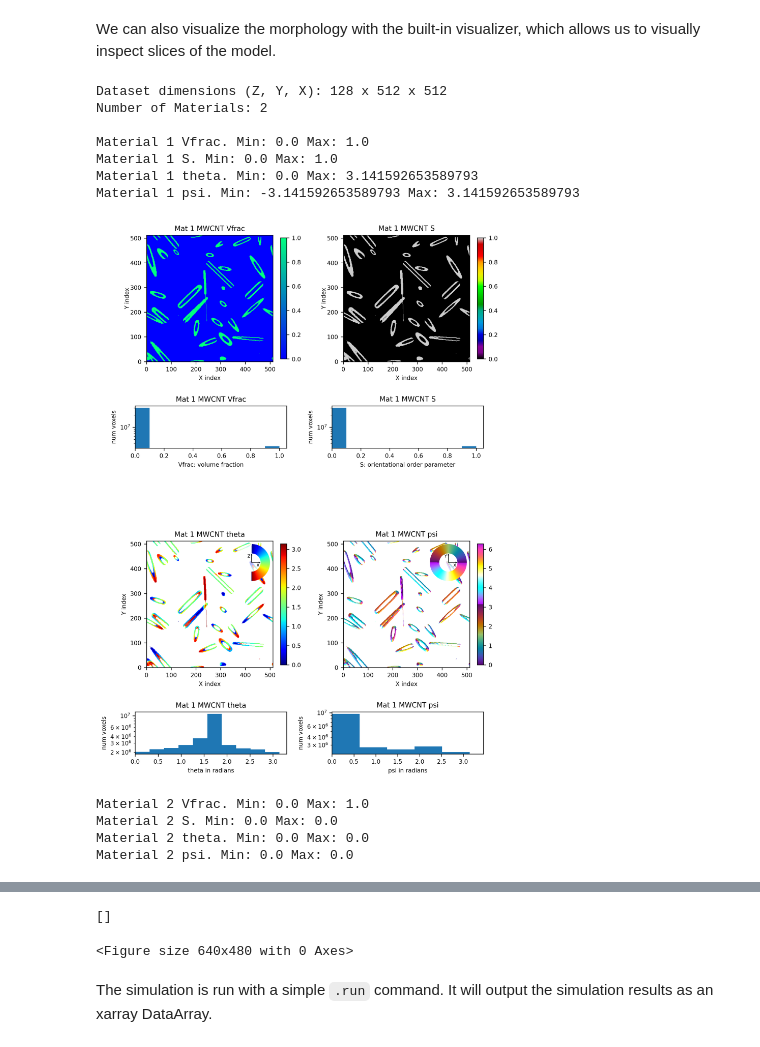
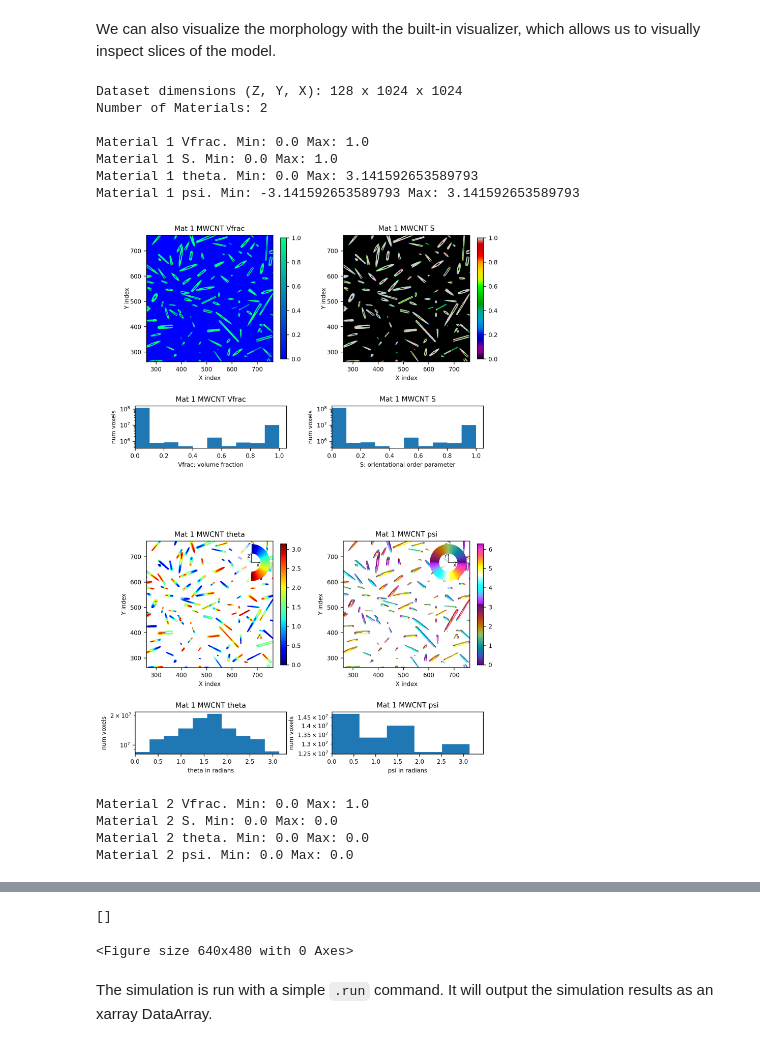
Before and after one commit to usnistgov/NRSS, a Jupyter notebook: src/NRSS_tutorials/MWCNTs/nb3_nrss.ipynb, the cells around one changed output, grey strips where cells are left out. Drawn from its saved outputs; the diff is of its cells as text; code cells hidden in the pictures.

```diff
--- a/src/NRSS_tutorials/MWCNTs/nb3_nrss.ipynb
+++ b/src/NRSS_tutorials/MWCNTs/nb3_nrss.ipynb
@@ -86,9 +88,9 @@ plt.show()
 # %% [markdown]
 `create_random_CNT` is called within `create_all_CNT` for each trial insertion of a new MWCNT. Here we attempt to insert 1000 CNTs into the box.
 # %%
-BoxXY = 512
-BoxZ = 128
-num_trials = 1000
+BoxXY = 2048
+BoxZ = 256
+num_trials = 20000
 radius_mu = 2.32
 radius_sigma = 0.275
 theta_mu = np.pi/2
@@ -151,3 +155,6 @@ Next, we need to find the Euler angles which define the alignment of the uniaxia
+# %%
+CNTs_dilated = downscale_local_mean(CNTs_dilated, (2,2,2))
+S = downscale_local_mean(S, (2,2,2))
 # %%
 theta, psi = find_angles(CNTs_dilated)
 theta_np = cp.asnumpy(theta)
@@ -209,16 +224,16 @@ All objects have been validated successfully. You can run your simulation
 # %% [markdown]
 We can also visualize the morphology with the built-in visualizer, which allows us to visually inspect slices of the model.
 # %%
-morphology_visualizer(morph,z_slice=64)
+morphology_visualizer(morph,z_slice=64,subsample=500)
 # %% [output]
-Dataset dimensions (Z, Y, X): 128 x 512 x 512
+Dataset dimensions (Z, Y, X): 128 x 1024 x 1024
 Number of Materials: 2
 
 Material 1 Vfrac. Min: 0.0 Max: 1.0
 Material 1 S. Min: 0.0 Max: 1.0
 Material 1 theta. Min: 0.0 Max: 3.141592653589793
 Material 1 psi. Min: -3.141592653589793 Max: 3.141592653589793
-[figure, old version]
+[figure, new version]
 Material 2 Vfrac. Min: 0.0 Max: 1.0
 Material 2 S. Min: 0.0 Max: 0.0
 Material 2 theta. Min: 0.0 Max: 0.0
```
Also changed, not shown: parts of 29 cells of this notebook, 3 other files.
